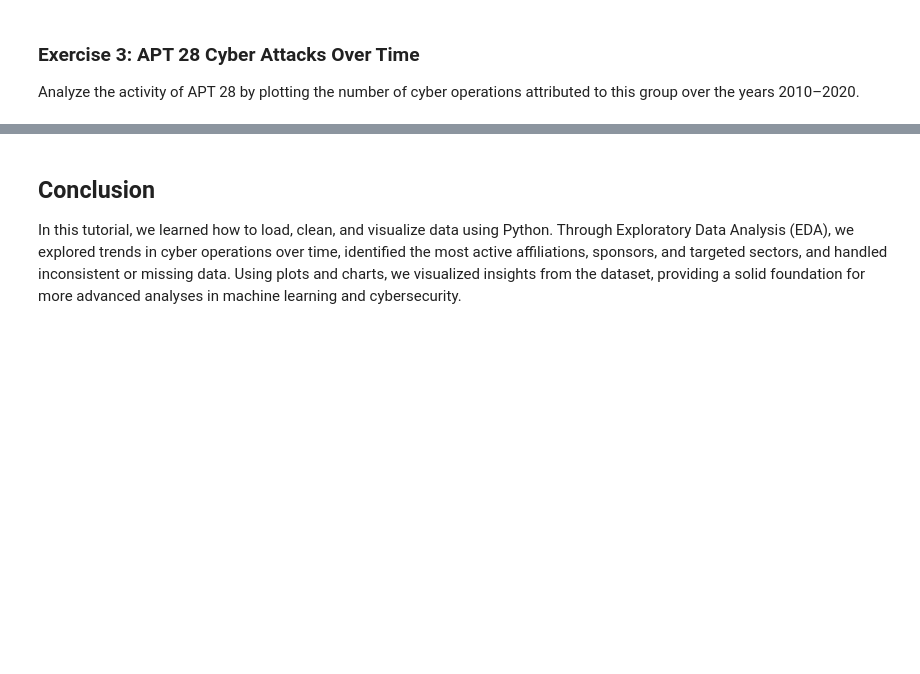
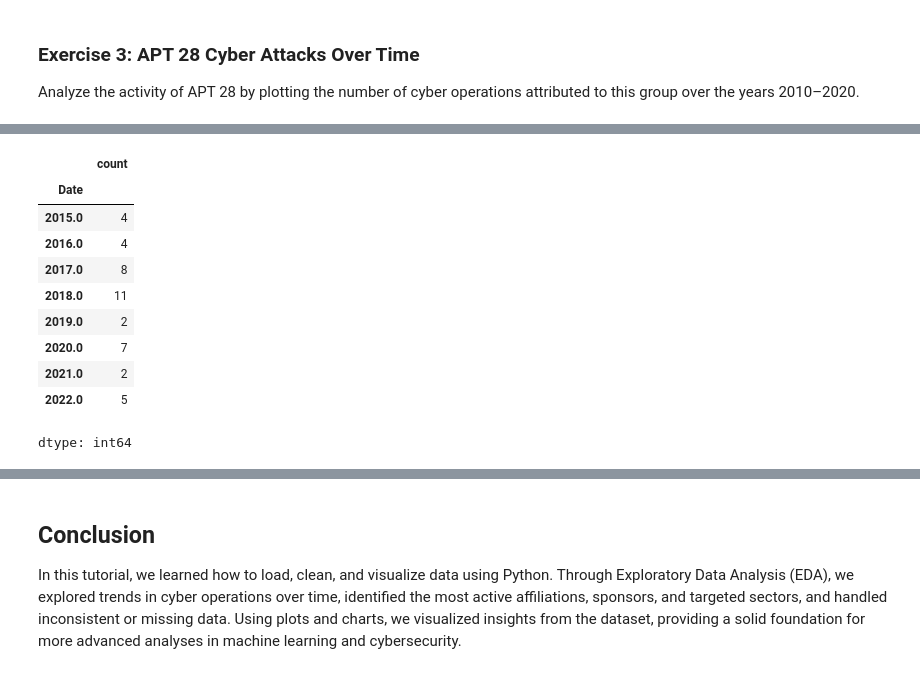
Before and after one commit to shaoyunguo/mlcysec_tutorial, a Jupyter notebook: source/tutorial_notebooks/discover_visualize_gain_insights/discover_visualize_gain_insights.ipynb, the cells around one changed output, grey strips where cells are left out. Saved outputs shown, nothing was run; the diff lists cells and outputs as text; code cells hidden in the pictures; blank space fills up the shorter version.

```diff
--- a/source/tutorial_notebooks/discover_visualize_gain_insights/discover_visualize_gain_insights.ipynb
+++ b/source/tutorial_notebooks/discover_visualize_gain_insights/discover_visualize_gain_insights.ipynb
@@ -484,4 +570,18 @@ Analyze the activity of APT 28 by plotting the number of cyber operations attrib
 # %%
 # TODO: Step 3 - Sort the counts by year
+years = years.sort_index()
+years
+# %% [output]
+|  | count |
+| Date |  |
+| 2015.0 | 4 |
+| 2016.0 | 4 |
+| 2017.0 | 8 |
+| 2018.0 | 11 |
+| 2019.0 | 2 |
+| 2020.0 | 7 |
+| 2021.0 | 2 |
+| 2022.0 | 5 |
+dtype: int64
 # %%
 # TODO: Step 4 - Create a line plot showing the number of attacks per year
```
Also changed, not shown: parts of 26 cells of this notebook.
